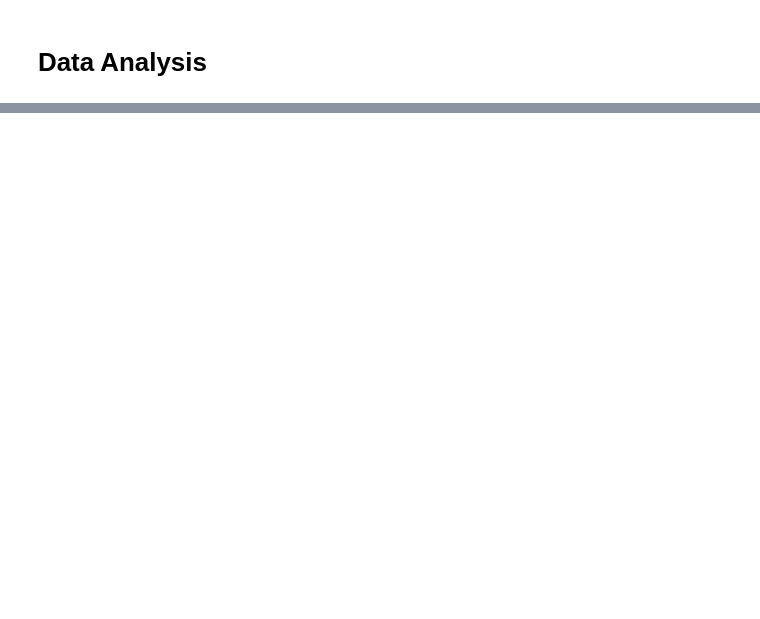
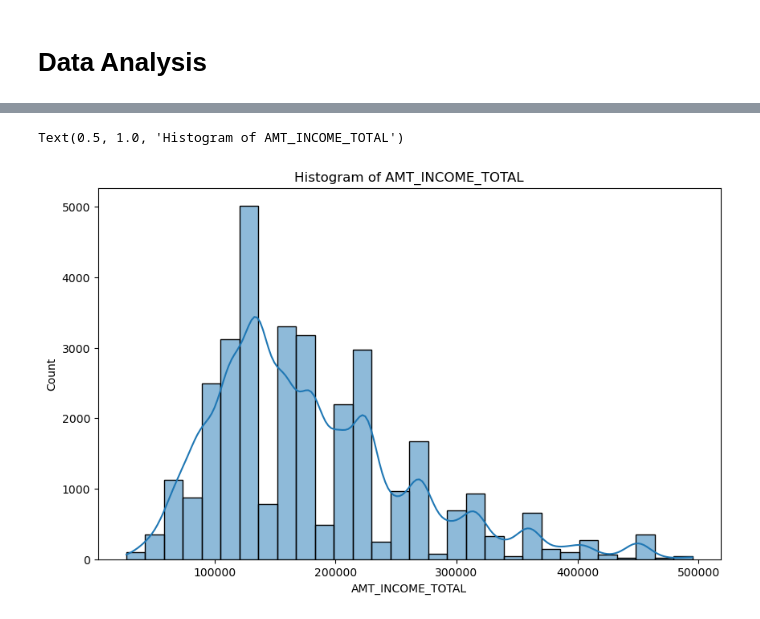
Before and after one commit to Timofeid/berkeley_capstone_project, a Jupyter notebook: notebook.ipynb, the cells around one changed output, grey strips where cells are left out. Drawn from its saved outputs; the diff is of its cells as text; code cells hidden in the pictures; blank space fills up the shorter version.

```diff
--- a/notebook.ipynb
+++ b/notebook.ipynb
@@ -82,0 +276,8 @@ Name: count, dtype: int64
+# %%
+# Based on the histograms and pie charts, we can see that there are some columns like FLAG_MOBIL that has only one value, so we can drop them. Or ID column that is not useful for our analysis.
+# As the first step, we will drop these columns: FLAG_MOBIL, FLAG_EMAIL, FLAG_PHONE, FLAG_WORK_PHONE, ID
+df = valid_applications.drop(columns=['FLAG_MOBIL', 'FLAG_EMAIL', 'FLAG_PHONE', 'FLAG_WORK_PHONE', 'ID'])
+# %%
+# remove outliers in CNT_CHILDREN column
+df = df[df['CNT_CHILDREN'] < 6]
+df['CNT_CHILDREN'].value_counts()
@@ -82,0 +293,10 @@ Name: count, dtype: int64
+# %%
+# remove outliers in AMT_INCOME_TOTAL column
+df = df[df['AMT_INCOME_TOTAL'] < 500000]
+# plot histogram for AMT_INCOME_TOTAL
+plt.figure(figsize=(10, 6))
+sns.histplot(df['AMT_INCOME_TOTAL'], bins=30, kde=True)
+plt.title('Histogram of AMT_INCOME_TOTAL')
+# %% [output]
+Text(0.5, 1.0, 'Histogram of AMT_INCOME_TOTAL')
+[figure, added]
```
Also changed, not shown: parts of 25 cells of this notebook, 1 other file.
